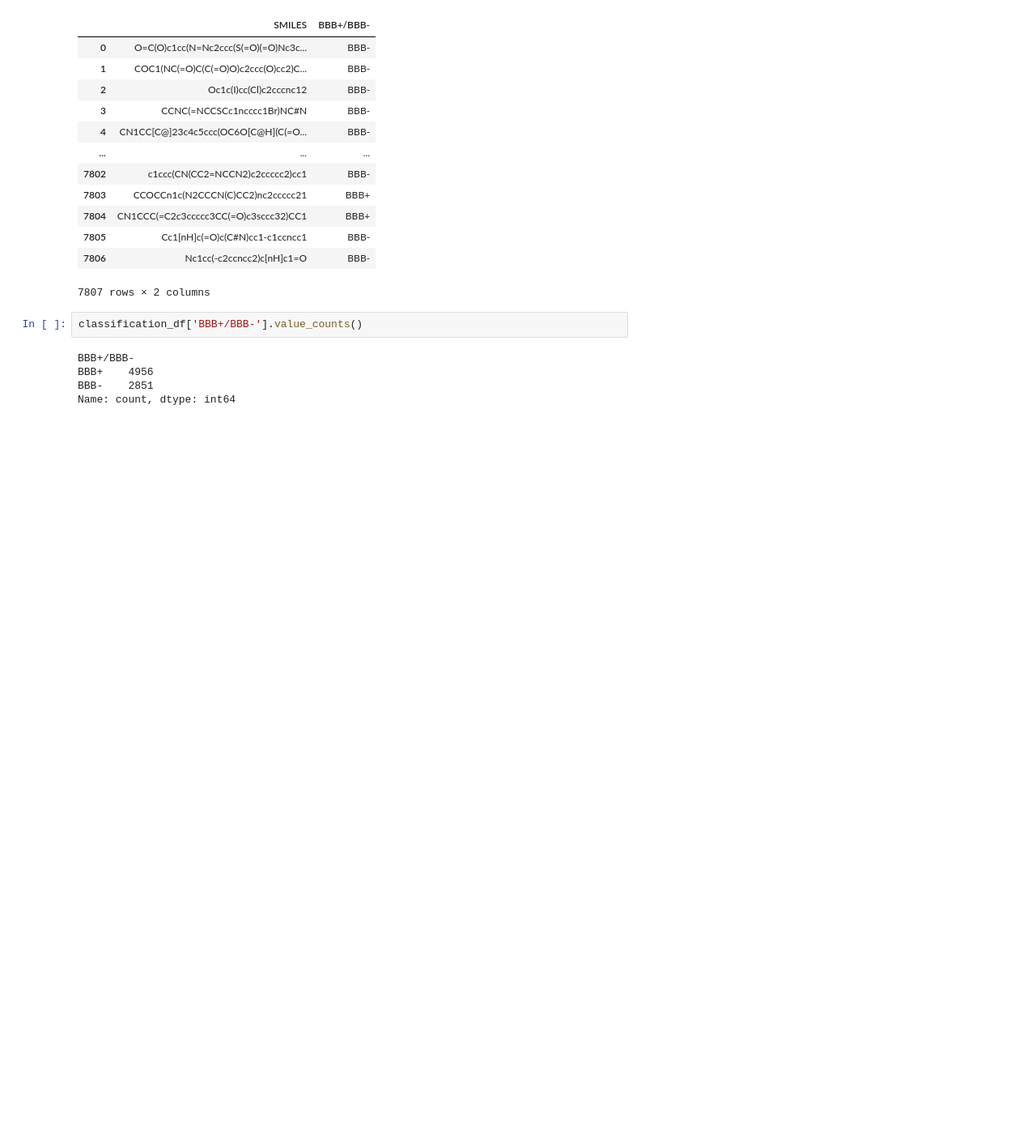
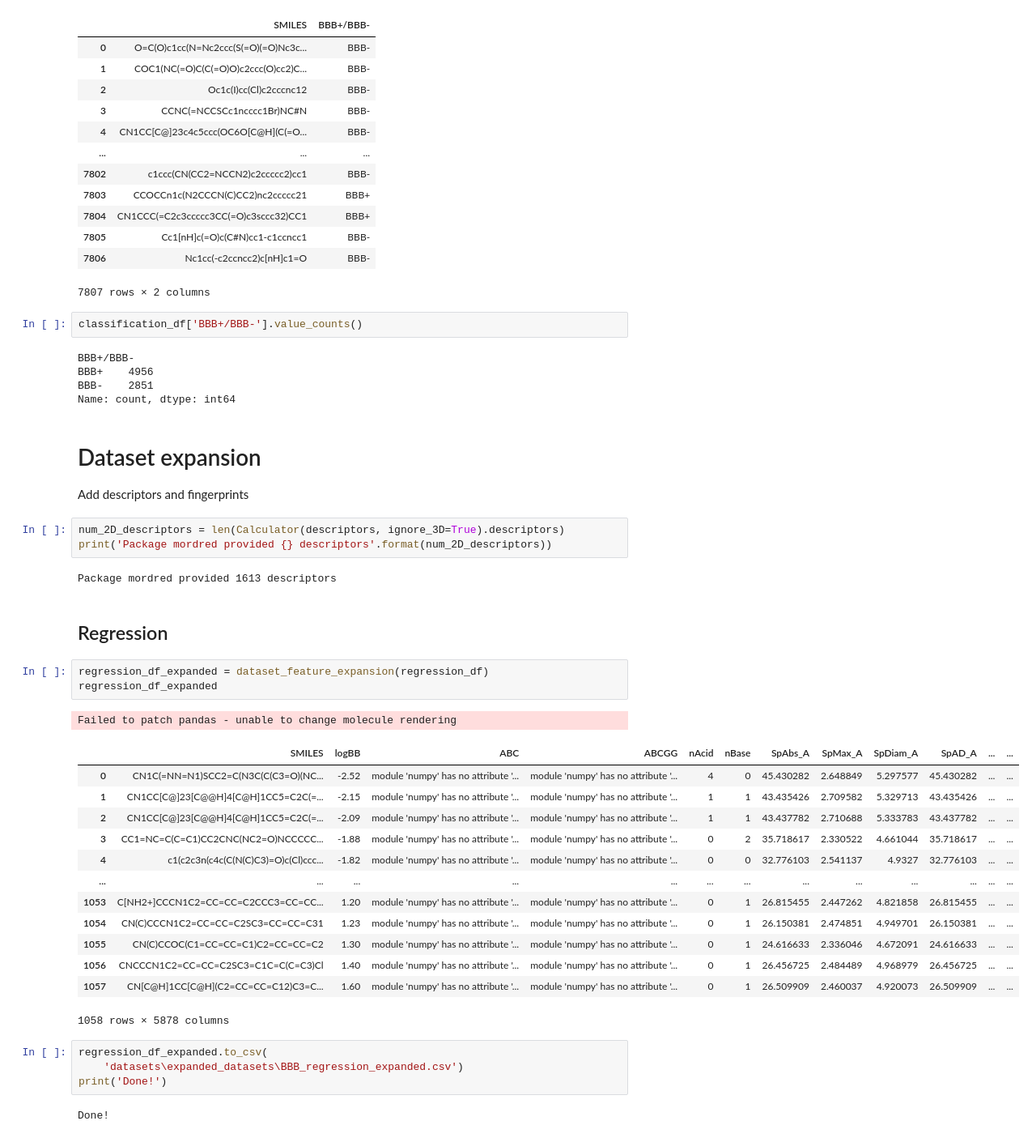
Before and after one commit to junqilu/BBBPrediction, a Jupyter notebook: BBBPrediction.ipynb, the cells around one changed output. Shown: that part at 81% size. Cells and saved outputs as stored; diff of their text form; blank space fills up the shorter version.

Commit message:
Extracted dataset expansion into separate module

```diff
--- a/BBBPrediction.ipynb
+++ b/BBBPrediction.ipynb
@@ -57,3 +96,37 @@ BBB+/BBB-
 BBB+    4956
 BBB-    2851
 Name: count, dtype: int64
+# %% [markdown]
+# Dataset expansion
+Add descriptors and fingerprints
+# %%
+num_2D_descriptors = len(Calculator(descriptors, ignore_3D=True).descriptors)
+print('Package mordred provided {} descriptors'.format(num_2D_descriptors))
+# %% [output]
+Package mordred provided 1613 descriptors
+# %% [markdown]
+## Regression
+# %%
+regression_df_expanded = dataset_feature_expansion(regression_df)
+regression_df_expanded
+# %% [output]
+Failed to patch pandas - unable to change molecule rendering
+|  | SMILES | logBB | ABC | ABCGG | nAcid | nBase | SpAbs_A | SpMax_A | SpDiam_A | SpAD_A | ... | ... |
+| 0 | CN1C(=NN=N1)SCC2=C(N3C(C(C3=O)(NC... | -2.52 | module 'numpy' has no attribute '... | module 'numpy' has no attribute '... | 4 | 0 | 45.430282 | 2.648849 | 5.297577 | 45.430282 | ... | ... |
+| 1 | CN1CC[C@]23[C@@H]4[C@H]1CC5=C2C(=... | -2.15 | module 'numpy' has no attribute '... | module 'numpy' has no attribute '... | 1 | 1 | 43.435426 | 2.709582 | 5.329713 | 43.435426 | ... | ... |
+| 2 | CN1CC[C@]23[C@@H]4[C@H]1CC5=C2C(=... | -2.09 | module 'numpy' has no attribute '... | module 'numpy' has no attribute '... | 1 | 1 | 43.437782 | 2.710688 | 5.333783 | 43.437782 | ... | ... |
+| 3 | CC1=NC=C(C=C1)CC2CNC(NC2=O)NCCCCC... | -1.88 | module 'numpy' has no attribute '... | module 'numpy' has no attribute '... | 0 | 2 | 35.718617 | 2.330522 | 4.661044 | 35.718617 | ... | ... |
+| 4 | c1(c2c3n(c4c(C(N(C)C3)=O)c(Cl)ccc... | -1.82 | module 'numpy' has no attribute '... | module 'numpy' has no attribute '... | 0 | 0 | 32.776103 | 2.541137 | 4.9327 | 32.776103 | ... | ... |
+| ... | ... | ... | ... | ... | ... | ... | ... | ... | ... | ... | ... | ... |
+| 1053 | C[NH2+]CCCN1C2=CC=CC=C2CCC3=CC=CC... | 1.20 | module 'numpy' has no attribute '... | module 'numpy' has no attribute '... | 0 | 1 | 26.815455 | 2.447262 | 4.821858 | 26.815455 | ... | ... |
+| 1054 | CN(C)CCCN1C2=CC=CC=C2SC3=CC=CC=C31 | 1.23 | module 'numpy' has no attribute '... | module 'numpy' has no attribute '... | 0 | 1 | 26.150381 | 2.474851 | 4.949701 | 26.150381 | ... | ... |
+| 1055 | CN(C)CCOC(C1=CC=CC=C1)C2=CC=CC=C2 | 1.30 | module 'numpy' has no attribute '... | module 'numpy' has no attribute '... | 0 | 1 | 24.616633 | 2.336046 | 4.672091 | 24.616633 | ... | ... |
+| 1056 | CNCCCN1C2=CC=CC=C2SC3=C1C=C(C=C3)Cl | 1.40 | module 'numpy' has no attribute '... | module 'numpy' has no attribute '... | 0 | 1 | 26.456725 | 2.484489 | 4.968979 | 26.456725 | ... | ... |
+| 1057 | CN[C@H]1CC[C@H](C2=CC=CC=C12)C3=C... | 1.60 | module 'numpy' has no attribute '... | module 'numpy' has no attribute '... | 0 | 1 | 26.509909 | 2.460037 | 4.920073 | 26.509909 | ... | ... |
+1058 rows × 5878 columns
+# %%
+regression_df_expanded.to_csv(
+    'datasets\expanded_datasets\BBB_regression_expanded.csv')
+print('Done!')
+# %% [output]
+Done!
```
Also changed, not shown: parts of 15 cells of this notebook.
